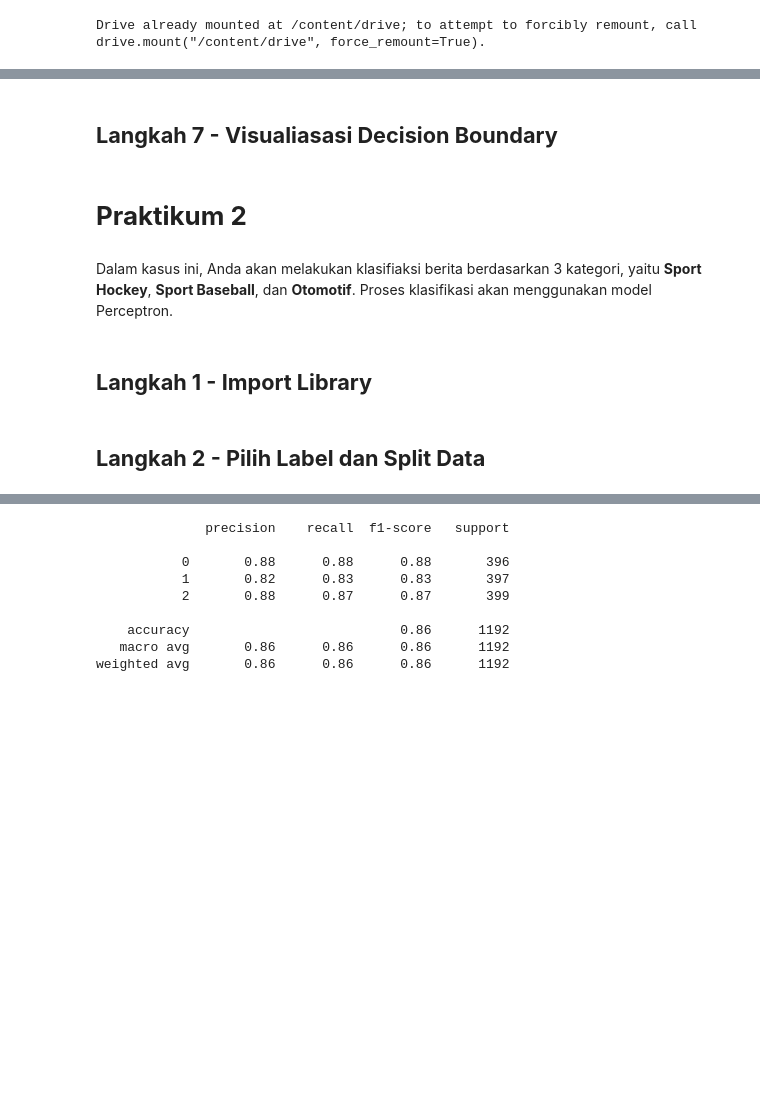
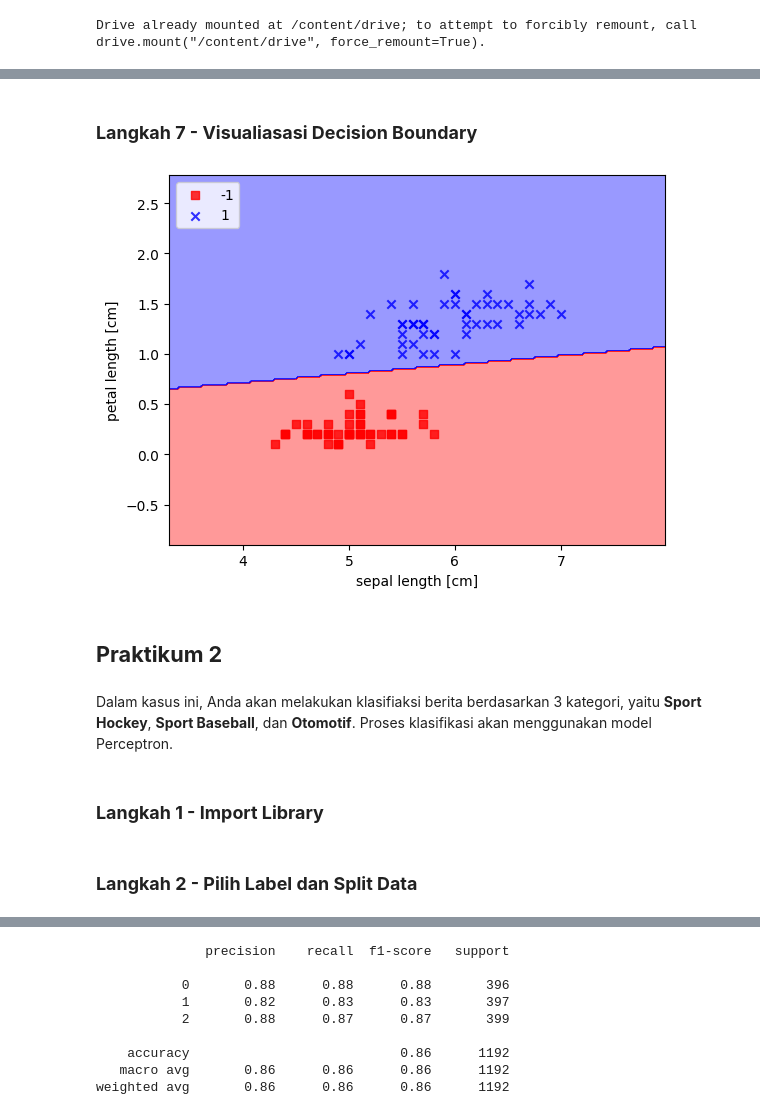
Before and after one commit to alfisuryap/MachineLearning, a Jupyter notebook: Jobsheet9_MachineLearning.ipynb, the cells around one changed output, grey strips where cells are left out. Saved outputs shown, nothing was run; the diff lists cells and outputs as text; code cells hidden in the pictures; blank space fills up the shorter version.

```diff
--- a/Jobsheet9_MachineLearning.ipynb
+++ b/Jobsheet9_MachineLearning.ipynb
@@ -99,46 +101,53 @@ plt.show()
 # %% [markdown]
-## **Langkah 7 - Visualiasasi Decision Boundary**
+### **Langkah 7 - Visualiasasi Decision Boundary**
 # %%
 # buat fungsi untuk plot decision region
 
 from matplotlib.colors import ListedColormap
 
 def plot_decision_regions(X, y, classifier, resolution=0.02):
     # setup marker generator and color map
     markers = ('s', 'x', 'o', '^', 'v')
     colors = ('r', 'b', 'g', 'k', 'grey')
     cmap = ListedColormap(colors[:len(np.unique(y))])
 
     # plot the decision regions by creating a pair of grid arrays xx1 and xx2 via meshgrid function in Numpy
     x1_min, x1_max = X[:, 0].min() - 1, X[:, 0].max() + 1
     x2_min, x2_max = X[:, 1].min() - 1, X[:, 1].max() + 1
     xx1, xx2 = np.meshgrid(np.arange(x1_min, x1_max, resolution), np.arange(x2_min, x2_max, resolution))
 
     # use predict method to predict the class labels z of the grid points
     Z = classifier.predict(np.array([xx1.ravel(),xx2.ravel()]).T)
     Z = Z.reshape(xx1.shape)
 
     # draw the contour using matplotlib
     plt.contourf(xx1, xx2, Z, alpha=0.4, cmap=cmap)
     plt.xlim(xx1.min(), xx1.max())
     plt.ylim(xx2.min(), xx2.max())
 
     # plot class samples
     for i, cl in enumerate(np.unique(y)):
         plt.scatter(x=X[y==cl, 0], y=X[y==cl, 1], alpha=0.8, c=cmap(i), marker=markers[i], label=cl)
+plot_decision_regions(X, y, ppn)
+plt.xlabel('sepal length [cm]')
+plt.ylabel('petal length [cm]')
+plt.legend(loc='upper left')
+plt.show()
+# %% [output]
+[figure, added]
 # %% [markdown]
-# **Praktikum 2**
+## **Praktikum 2**
 # %% [markdown]
 Dalam kasus ini, Anda akan melakukan klasifiaksi berita berdasarkan 3 kategori, yaitu **Sport Hockey**, **Sport Baseball**, dan **Otomotif**. Proses klasifikasi akan menggunakan model Perceptron.
 # %% [markdown]
-## **Langkah 1 - Import Library**
+### **Langkah 1 - Import Library**
 # %%
 from sklearn.datasets import fetch_20newsgroups # download dataset
 from sklearn.feature_extraction.text import TfidfVectorizer
 from sklearn.linear_model import Perceptron
 from sklearn.metrics import f1_score, classification_report
 # %% [markdown]
-## **Langkah 2 - Pilih Label dan Split Data**
+### **Langkah 2 - Pilih Label dan Split Data**
 # %%
 categories = ['rec.sport.hockey', 'rec.sport.baseball', 'rec.autos']
 newsgroups_train = fetch_20newsgroups(subset='train', categories=categories, remove=('headers', 'footers', 'quotes'))
```
Also changed, not shown: parts of 46 cells of this notebook.
